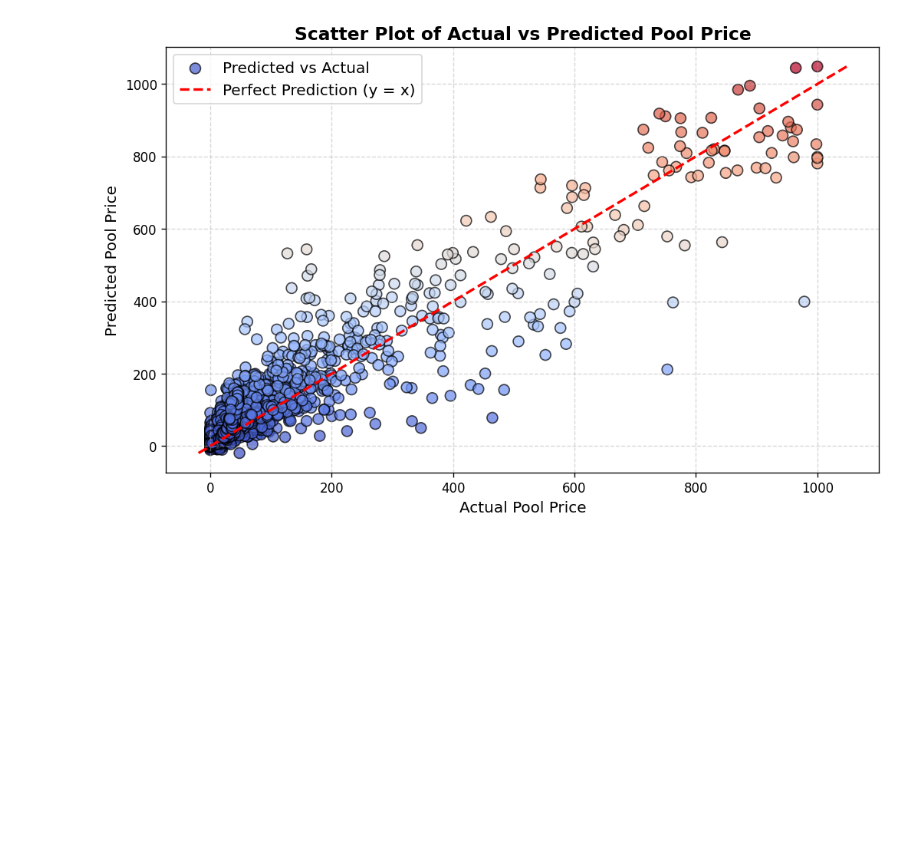
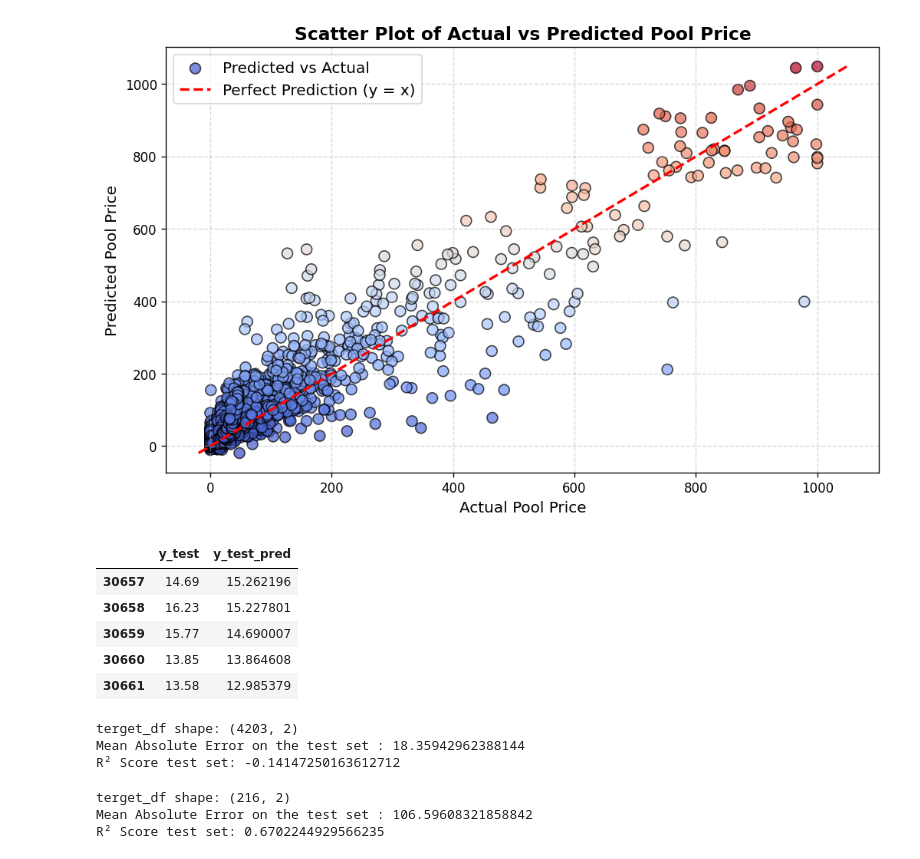
Before and after one commit to kevakba/BESS, a Jupyter notebook: Notebooks/4. ml modeling.ipynb, the cells around one changed output. Cells and saved outputs as stored; diff of their text form; code cells hidden in the pictures; blank space fills up the shorter version.

```diff
--- a/Notebooks/4. ml modeling.ipynb
+++ b/Notebooks/4. ml modeling.ipynb
@@ -197,3 +197,40 @@ plt.grid(True, linestyle="--", alpha=0.5)
 plt.show()
 # %% [output]
 [figure]
+# %%
+# Create a dataframe of the actual and predicted values
+results_df = pd.DataFrame({'y_test':y_test, 'y_test_pred':y_test_pred.flatten()})
+results_df.head()
+# %% [output]
+|  | y_test | y_test_pred |
+| 30657 | 14.69 | 15.262196 |
+| 30658 | 16.23 | 15.227801 |
+| 30659 | 15.77 | 14.690007 |
+| 30660 | 13.85 | 13.864608 |
+| 30661 | 13.58 | 12.985379 |
+# %%
+terget_df = results_df[results_df['y_test'] <= 200]
+
+mae = mean_absolute_error(terget_df.y_test, terget_df.y_test_pred)
+r2 = r2_score(terget_df.y_test, terget_df.y_test_pred)
+
+print('terget_df shape:', terget_df.shape)
+print(f'Mean Absolute Error on the test set : {mae}')
+print(f"R² Score test set: {r2}")
+# %% [output]
+terget_df shape: (4203, 2)
+Mean Absolute Error on the test set : 18.35942962388144
+R² Score test set: -0.14147250163612712
+# %%
+terget_df = results_df[results_df['y_test'] > 200]
+
+mae = mean_absolute_error(terget_df.y_test, terget_df.y_test_pred)
+r2 = r2_score(terget_df.y_test, terget_df.y_test_pred)
+
+print('terget_df shape:', terget_df.shape)
+print(f'Mean Absolute Error on the test set : {mae}')
+print(f"R² Score test set: {r2}")
+# %% [output]
+terget_df shape: (216, 2)
+Mean Absolute Error on the test set : 106.59608321858842
+R² Score test set: 0.6702244929566235
```
Also changed, not shown: 1 other file.
